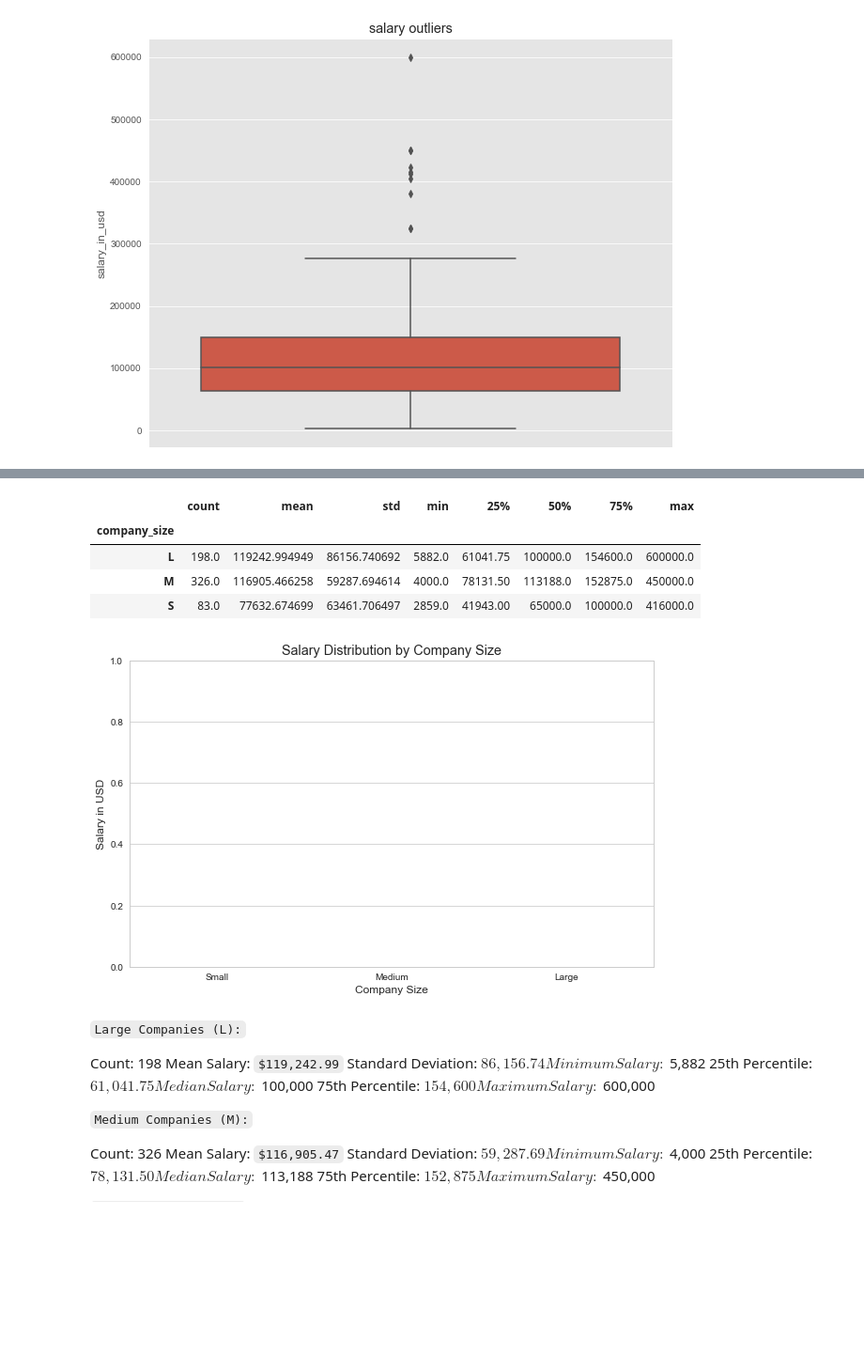
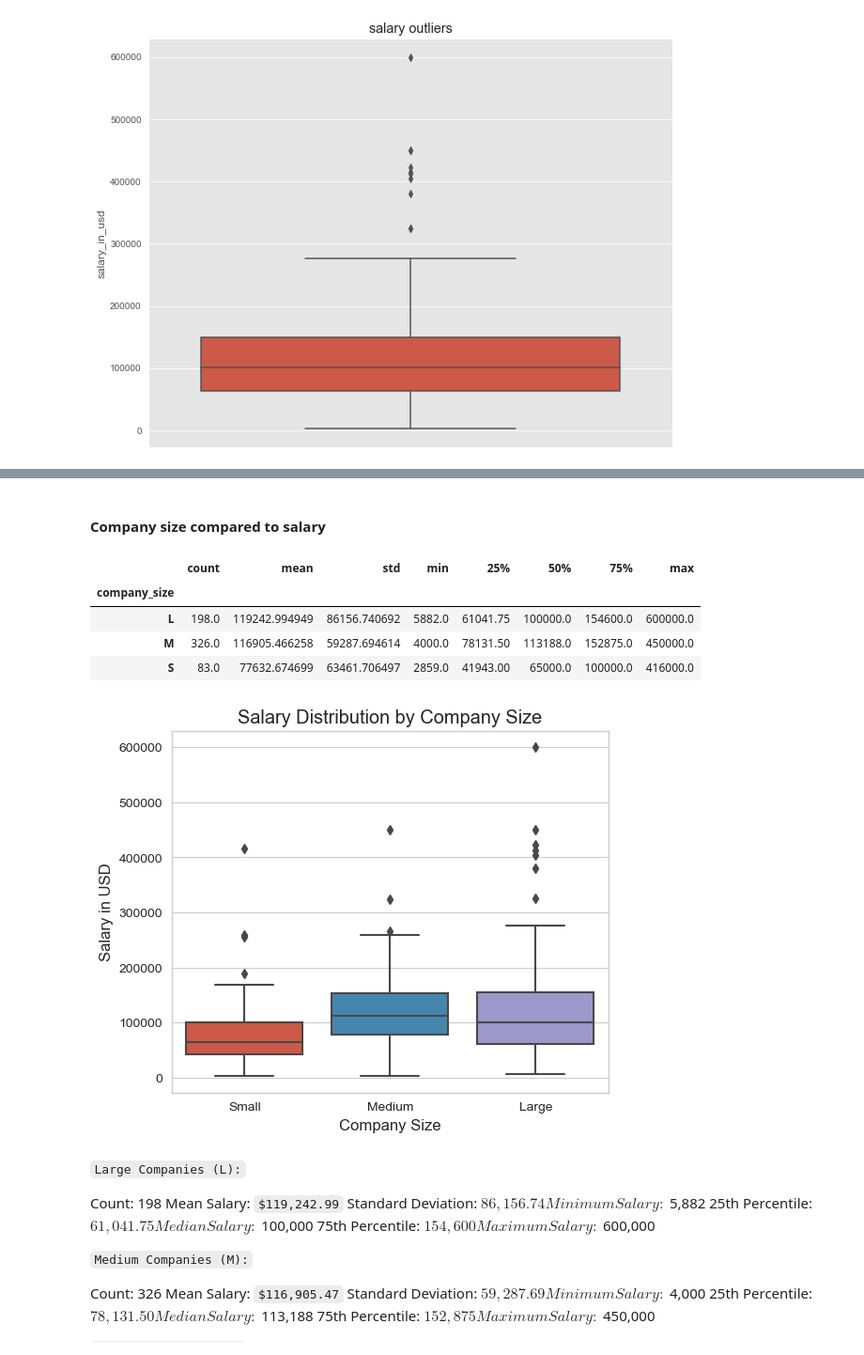
Before and after one commit to ed-gar-k/Phase-2-project, a Jupyter notebook: Untitled.ipynb, the cells around one changed output, grey strips where cells are left out. Shown at 94% size. Drawn from its saved outputs; the diff is of its cells as text; code cells hidden in the pictures; blank space fills up the shorter version.

```diff
--- a/Untitled.ipynb
+++ b/Untitled.ipynb
@@ -161,0 +341,26 @@ job_titles.head(11)
+# %%
+#visualizing the average salary of top 10 and bottom job titles
+plt.style.use('ggplot')
+top_10_job_titles = average_salary_by_job.head(10)
+bottom_10_job_titles = average_salary_by_job.tail(10)
+
+# Plotting the top 10 job titles
+fig, (ax1, ax2) = plt.subplots(nrows=1, ncols=2, figsize=(15,6))
+
+# Plotting the top 10 job titles
+ax1.barh(top_10_job_titles['job_title'], top_10_job_titles['Avg_Salary_per job'], color='#0bb4ff')
+ax1.set_title('Top 10 Job Titles by Average Salary')
+ax1.set_xlabel('Average Salary (USD)')
+ax1.set_ylabel('Job Title')
+ax1.invert_yaxis()  # To display the highest salary at the top
+
+# Plotting the last 10 job titles
+ax2.barh(bottom_10_job_titles['job_title'], bottom_10_job_titles['Avg_Salary_per job'], color='#1a53ff')
+ax2.set_title('last 10 Job Titles by Average Salary')
+ax2.set_xlabel('Average Salary (USD)')
+ax2.set_ylabel('Job Title')
+ax2.invert_yaxis()  # To display the highest salary at the top
+
+plt.tight_layout()
+
+plt.show()
@@ -278,0 +572,10 @@ Notes:
+# %%
+#visualizing the total counts of employee types
+plt.style.use('ggplot')
+fig, ax= plt.subplots(figsize=(6, 4))
+data.employment_type.value_counts().plot.bar(color='#0bb4ff')
+plt.title('Count of Salary Currencies')
+plt.xlabel('Employment type')
+plt.ylabel('Count')
+plt.xticks(rotation=0)
+plt.show()
@@ -279 +627,3 @@ Notes:
+# %% [markdown]
+#### Company size compared to salary
 # %%
@@ -290,20 +638,19 @@ salary_by_company_size
 | M | 326.0 | 116905.466258 | 59287.694614 | 4000.0 | 78131.50 | 113188.0 | 152875.0 | 450000.0 |
 | S | 83.0 | 77632.674699 | 63461.706497 | 2859.0 | 41943.00 | 65000.0 | 100000.0 | 416000.0 |
 # %%
-
 # Set the aesthetic style of the plots
 sns.set_style("whitegrid")
 
 # Create a box plot to visualize the distribution of salaries by company size
-plt.figure(figsize=(10, 6))
-box_plot = sns.boxplot(x='company_size', y='salary_in_usd', data=ds, order=['Small', 'Medium', 'Large'])
+plt.figure(figsize=(6, 5))
+box_plot = sns.boxplot(x='company_size', y='salary_in_usd', data=data, order=['Small', 'Medium', 'Large'])
 box_plot.set_title('Salary Distribution by Company Size')
 box_plot.set_xlabel('Company Size')
 box_plot.set_ylabel('Salary in USD')
 
 plt.show()
 # %% [output]
-[figure, old version]
+[figure, new version]
 # %% [markdown]
 `Large Companies (L):`
 
```
Also changed, not shown: parts of 69 cells of this notebook.
